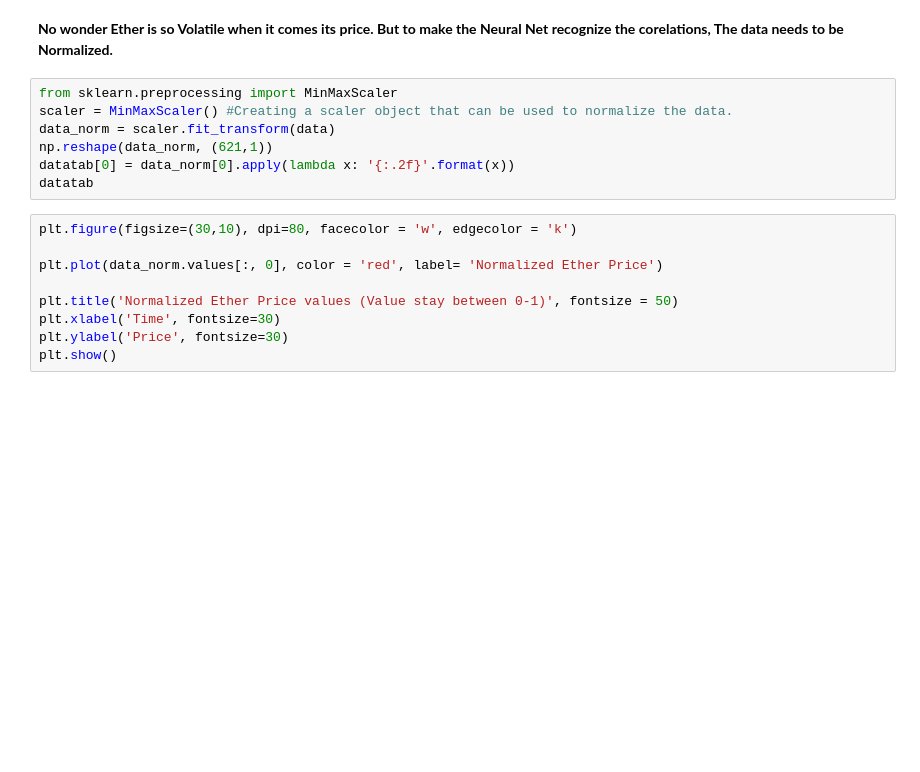
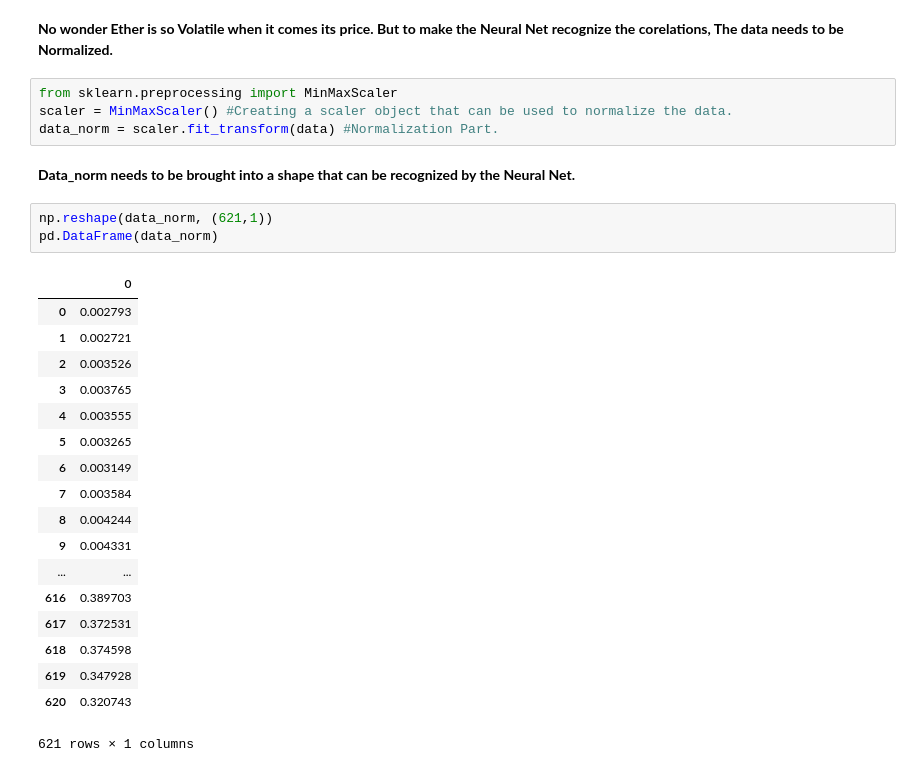
Before and after one commit to PravinVedurla/Ether-Price-Prediction, a Jupyter notebook: Data Analysis.ipynb, the cells around one changed output. Cells and saved outputs as stored; diff of their text form; blank space fills up the shorter version.

Commit message:
Improved Data_Analysis

```diff
--- a/Data Analysis.ipynb
+++ b/Data Analysis.ipynb
@@ -56,16 +56,28 @@ plt.show()
 # %%
 from sklearn.preprocessing import MinMaxScaler
 scaler = MinMaxScaler() #Creating a scaler object that can be used to normalize the data.
-data_norm = scaler.fit_transform(data)
-np.reshape(data_norm, (621,1))
-datatab[0] = data_norm[0].apply(lambda x: '{:.2f}'.format(x))
-datatab
+data_norm = scaler.fit_transform(data) #Normalization Part.
-# %%
-plt.figure(figsize=(30,10), dpi=80, facecolor = 'w', edgecolor = 'k')
-
-plt.plot(data_norm.values[:, 0], color = 'red', label= 'Normalized Ether Price')
-
-plt.title('Normalized Ether Price values (Value stay between 0-1)', fontsize = 50)
-plt.xlabel('Time', fontsize=30)
-plt.ylabel('Price', fontsize=30)
-plt.show()
+# %% [markdown]
+**Data_norm needs to be brought into a shape that can be recognized by the Neural Net.**
+# %%
+np.reshape(data_norm, (621,1))
+pd.DataFrame(data_norm)
+# %% [output]
+|  | 0 |
+| 0 | 0.002793 |
+| 1 | 0.002721 |
+| 2 | 0.003526 |
+| 3 | 0.003765 |
+| 4 | 0.003555 |
+| 5 | 0.003265 |
+| 6 | 0.003149 |
+| 7 | 0.003584 |
+| 8 | 0.004244 |
+| 9 | 0.004331 |
+| ... | ... |
+| 616 | 0.389703 |
+| 617 | 0.372531 |
+| 618 | 0.374598 |
+| 619 | 0.347928 |
+| 620 | 0.320743 |
+621 rows × 1 columns
```
Also changed, not shown: parts of 2 cells of this notebook, 1 other file.
